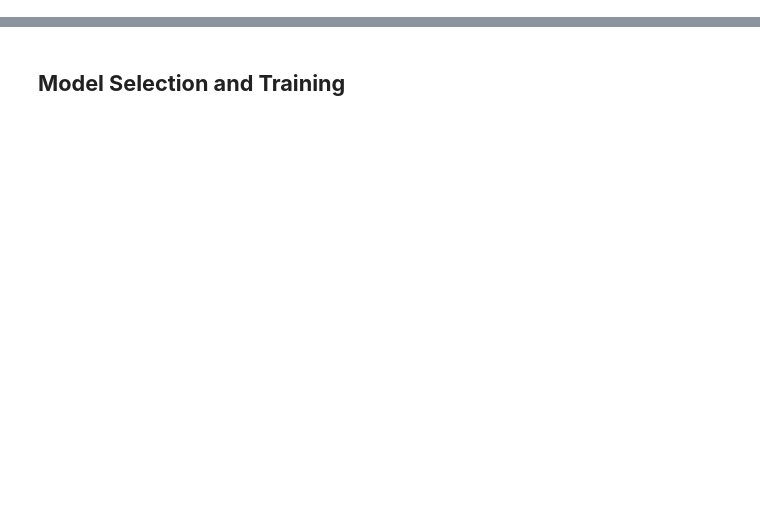
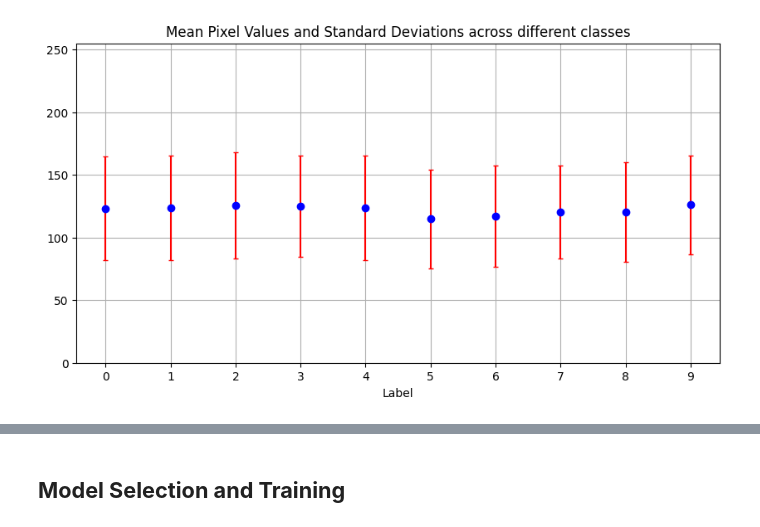
Before and after one commit to imdarshik/ASL-Numbers-Classification, a Jupyter notebook: digit_sign.ipynb, the cells around one changed output, grey strips where cells are left out. Drawn from its saved outputs; the diff is of its cells as text; code cells hidden in the pictures; blank space fills up the shorter version.

```diff
--- a/digit_sign.ipynb
+++ b/digit_sign.ipynb
@@ -233,0 +39,5 @@ for test_data, test_labels in validation_generator:
+# %%
+image_files = glob.glob("../train_test/train/*/*.jpg")
+image_files = [(int(f.split("\\")[1]), f) for f in image_files]
+df = pd.DataFrame(image_files, columns=["label", "path"])
+df.sample(10)
@@ -233,0 +334,36 @@ for test_data, test_labels in validation_generator:
+# %%
+data = {
+    'Label': [],
+    'Mean Pixel Value': [],
+    'Standard Deviation': []
+}
+
+for label, metrics in stats.items():
+    data['Label'].extend([label] * len(metrics['means']))
+    data['Mean Pixel Value'].extend(metrics['means'])
+    data['Standard Deviation'].extend(metrics['std_devs'])
+
+df_stats = pd.DataFrame(data)
+# %%
+grouped_stats = df_stats.groupby('Label').agg({
+    'Mean Pixel Value': 'mean',
+    'Standard Deviation': 'mean'
+}).reset_index()
+
+labels = grouped_stats['Label']
+mean_pixel_values = grouped_stats['Mean Pixel Value']
+standard_deviations = grouped_stats['Standard Deviation']
+
+# Converting labels to a numeric format for plotting
+numeric_labels = np.arange(len(labels))
+
+plt.figure(figsize=(10, 5))
+plt.errorbar(numeric_labels, mean_pixel_values, yerr=standard_deviations, fmt='o', color='blue', ecolor='red', capsize=2)
+plt.xticks(numeric_labels, labels)  # Set text labels for the x-axis
+plt.title('Mean Pixel Values and Standard Deviations across different classes')
+plt.xlabel('Label')
+plt.ylim(0,255)
+plt.grid(True)
+plt.show()
+# %% [output]
+[figure, added]
```
Also changed, not shown: parts of 44 cells of this notebook.
